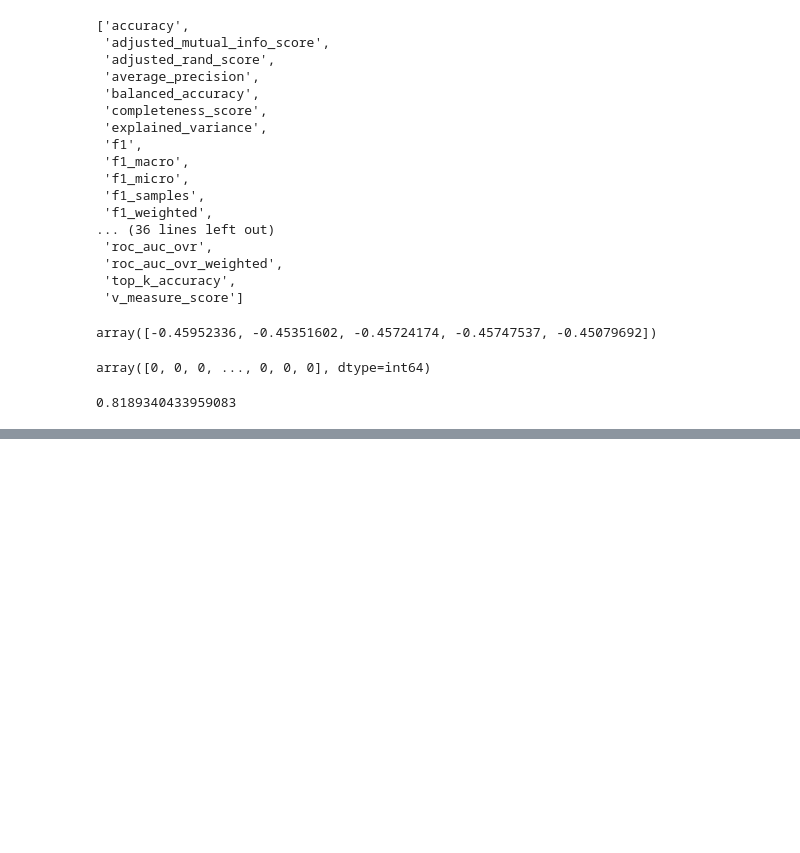
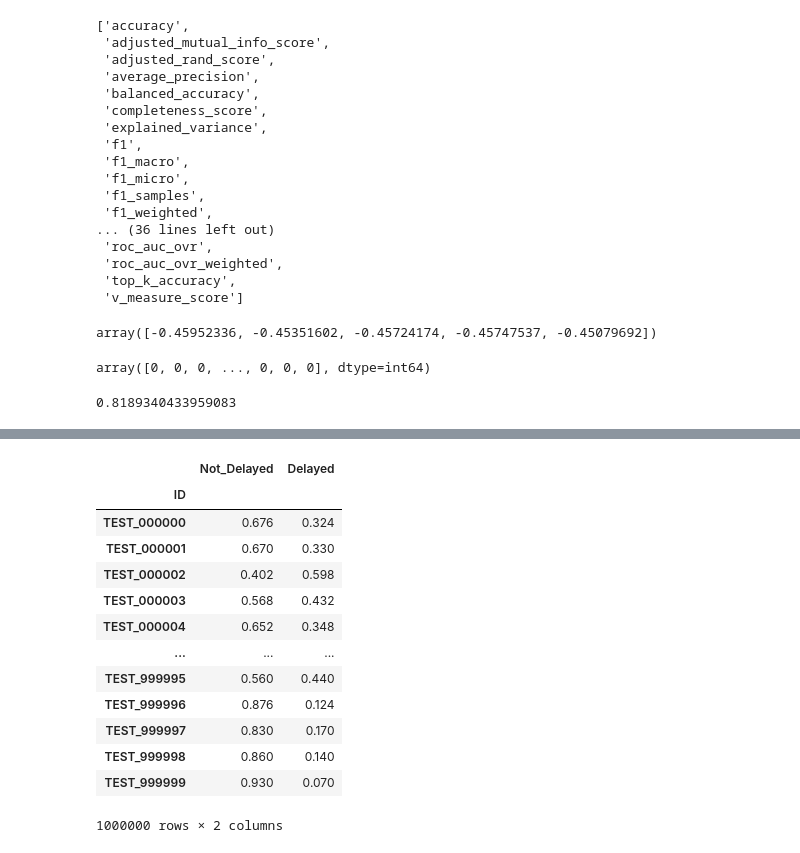
Before and after one commit to ParkGyuho/dacon_flight, a Jupyter notebook: 02.DataPreprocessing.ipynb, the cells around one changed output, grey strips where cells are left out. Drawn from its saved outputs; the diff is of its cells as text; code cells hidden in the pictures; blank space fills up the shorter version.

```diff
--- a/02.DataPreprocessing.ipynb
+++ b/02.DataPreprocessing.ipynb
@@ -798,3 +798,6 @@ array([0, 0, 0, ..., 0, 0, 0], dtype=int64)
 (y_valid_predict == labeled_y_train).mean()
 # %% [output]
 0.8189340433959083
+# %%
+clf = RandomForestClassifier(n_estimators=500, random_state=42)
+clf.fit(labeled_X_train, labeled_y_train)
@@ -800,0 +806,5 @@ array([0, 0, 0, ..., 0, 0, 0], dtype=int64)
+# %%
+X_test = test.drop(['Delay'],axis=1)
+# %%
+y_pred = clf.predict_proba(X_test)
+y_pred
@@ -800,0 +819,20 @@ array([0, 0, 0, ..., 0, 0, 0], dtype=int64)
+# %%
+submission = pd.DataFrame(
+    data=y_pred, columns=sample_submission.columns, index=sample_submission.index)
+# %%
+submission
+# %% [output]
+|  | Not_Delayed | Delayed |
+| ID |  |  |
+| TEST_000000 | 0.676 | 0.324 |
+| TEST_000001 | 0.670 | 0.330 |
+| TEST_000002 | 0.402 | 0.598 |
+| TEST_000003 | 0.568 | 0.432 |
+| TEST_000004 | 0.652 | 0.348 |
+| ... | ... | ... |
+| TEST_999995 | 0.560 | 0.440 |
+| TEST_999996 | 0.876 | 0.124 |
+| TEST_999997 | 0.830 | 0.170 |
+| TEST_999998 | 0.860 | 0.140 |
+| TEST_999999 | 0.930 | 0.070 |
+1000000 rows × 2 columns
```
Also changed, not shown: parts of 3 cells of this notebook.
